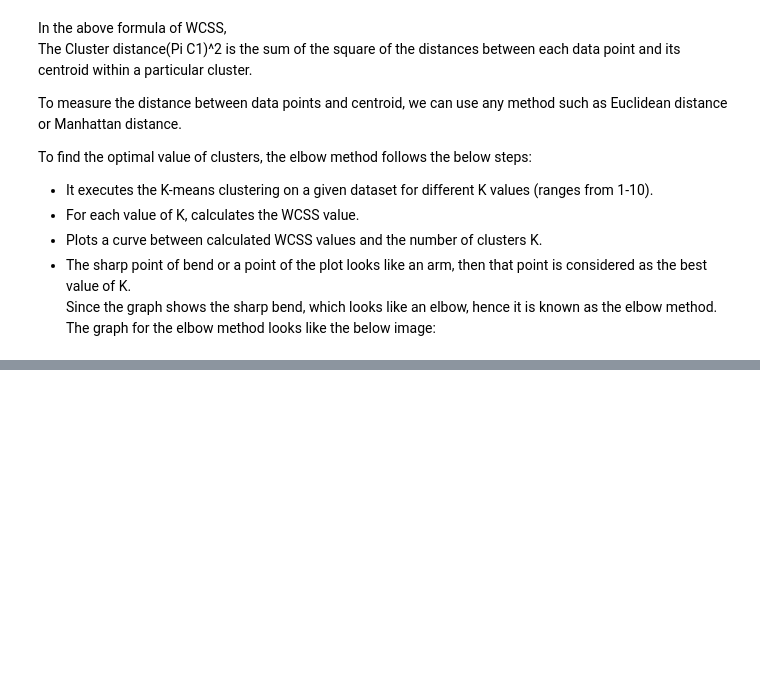
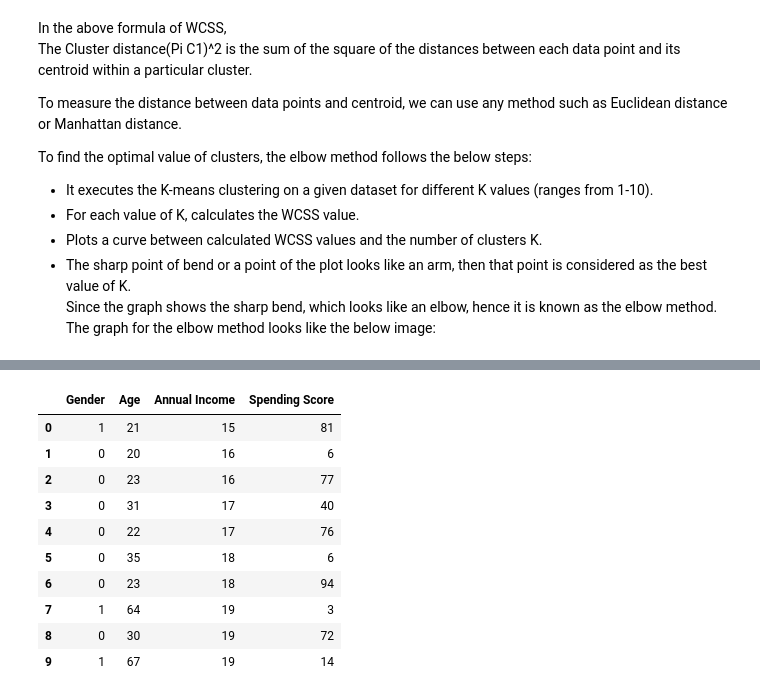
Before and after one commit to santushtigandhi/Machine-Learning, a Jupyter notebook: 9) K Means Clustering.ipynb, the cells around one changed output, grey strips where cells are left out. Saved outputs shown, nothing was run; the diff lists cells and outputs as text; code cells hidden in the pictures; blank space fills up the shorter version.

```diff
--- a/9) K Means Clustering.ipynb
+++ b/9) K Means Clustering.ipynb
@@ -112,0 +158,14 @@ Since the graph shows the sharp bend, which looks like an elbow, hence it is kno
+# %%
+df.head(n=10)
+# %% [output]
+|  | Gender | Age | Annual Income | Spending Score |
+| 0 | 1 | 21 | 15 | 81 |
+| 1 | 0 | 20 | 16 | 6 |
+| 2 | 0 | 23 | 16 | 77 |
+| 3 | 0 | 31 | 17 | 40 |
+| 4 | 0 | 22 | 17 | 76 |
+| 5 | 0 | 35 | 18 | 6 |
+| 6 | 0 | 23 | 18 | 94 |
+| 7 | 1 | 64 | 19 | 3 |
+| 8 | 0 | 30 | 19 | 72 |
+| 9 | 1 | 67 | 19 | 14 |
```
Also changed, not shown: parts of 15 cells of this notebook, 1 other file.
